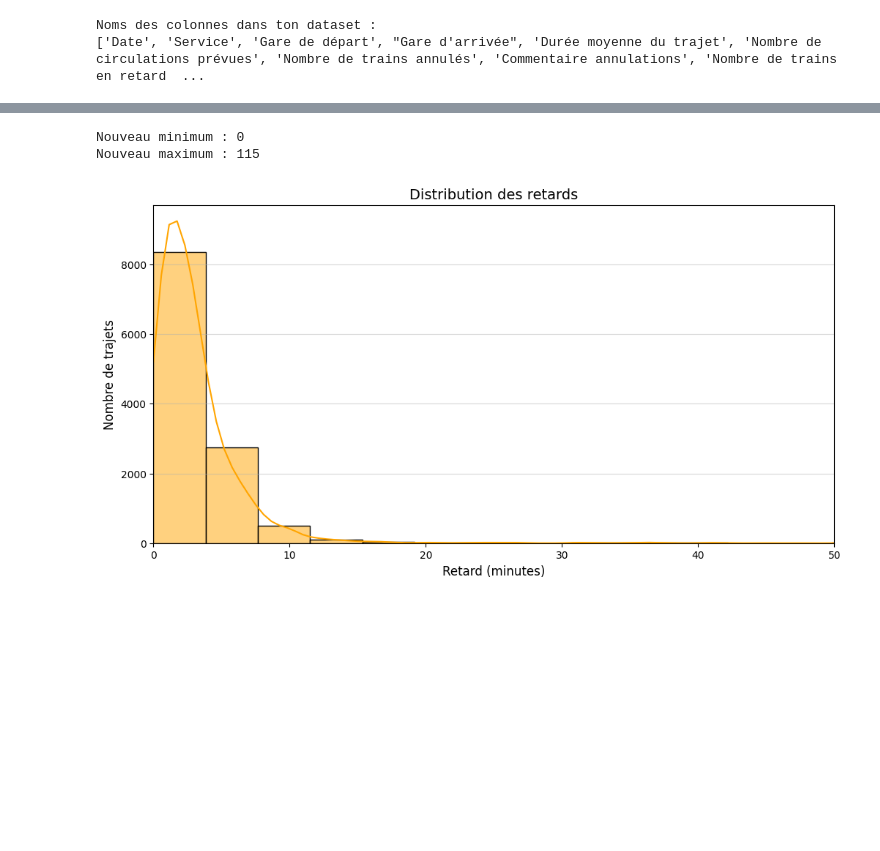
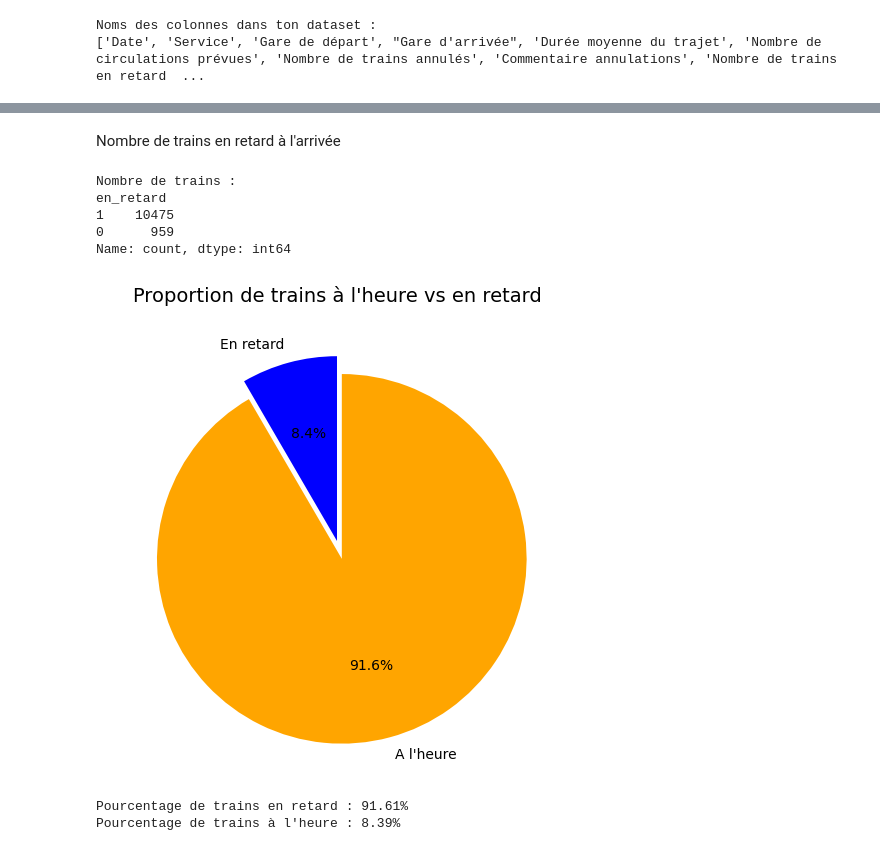
Before and after one commit to MeghCH/Tardis, a Jupyter notebook: tardis_eda.ipynb, the cells around one changed output, grey strips where cells are left out. Drawn from its saved outputs; the diff is of its cells as text; code cells hidden in the pictures; blank space fills up the shorter version.

Commit message:
feat : files and fix : graphs

```diff
--- a/tardis_eda.ipynb
+++ b/tardis_eda.ipynb
@@ -167,30 +310,47 @@ Nouveau maximum : 92
-# %%
-colonne_retard = "Retard moyen de tous les trains au départ"
-
-# 1. Remplace les valeurs négatives par 0
-df[colonne_retard] = df[colonne_retard].clip(lower=0)
-
-# 2. Remplace les valeurs extrêmes (> 120 min) par la médiane
-mediane = df[colonne_retard].median()
-df[colonne_retard] = df[colonne_retard].apply(lambda x: mediane if x > 120 else x)
-
-# 3. Arrondis les valeurs pour supprimer les décimales
-df[colonne_retard] = df[colonne_retard].round().astype(int)
-
-# 4. Vérifie le résultat
-print(f"Nouveau minimum : {df[colonne_retard].min()}")
-print(f"Nouveau maximum : {df[colonne_retard].max()}")
-
-# 5. Refais la visualisation
-plt.figure(figsize=(12, 6))
-sns.histplot(data=df, x=colonne_retard, bins=30, kde=True, color='orange')
-plt.title(f"Distribution des retards", fontsize=14)
-plt.xlabel("Retard (minutes)", fontsize=12)
-plt.ylabel("Nombre de trajets", fontsize=12)
-plt.xlim(0, 50)
-plt.grid(axis='y', alpha=0.5)
-plt.show()
-# %% [output]
-Nouveau minimum : 0
-Nouveau maximum : 115
-[figure, removed]
+# %% [markdown]
+Nombre de trains en retard à l'arrivée
+# %%
+
+colonne_retard = "Retard moyen de tous les trains à l'arrivée"
+df[colonne_retard] = df[colonne_retard].clip(lower=0)
+
+df["en_retard"] = (df[colonne_retard] > 1).astype(int)
+
+# 3. Compte le nombre de trains à l'heure et en retard
+retard_counts = df["en_retard"].value_counts()
+print("Nombre de trains :")
+print(retard_counts)
+
+# 4. Trace le pie chart avec les bons labels
+labels = ["En retard", "A l'heure"]
+sizes = [retard_counts.get(0, 0), retard_counts.get(1, 0)]
+colors = ["blue", "orange"]
+
+plt.figure(figsize=(8, 6))
+plt.pie(
+    sizes,
+    labels=labels,
+    colors=colors,
+    autopct='%1.1f%%',
+    startangle=90,
+    explode=(0, 0.1)
+)
+plt.title("Proportion de trains à l'heure vs en retard", fontsize=14)
+plt.show()
+
+# 5. Affiche les pourcentages
+total_trains = len(df)
+pourcentage_retard = (retard_counts.get(1, 0) / total_trains) * 100
+pourcentage_a_lheure = (retard_counts.get(0, 0) / total_trains) * 100
+
+print(f"Pourcentage de trains en retard : {pourcentage_retard:.2f}%")
+print(f"Pourcentage de trains à l'heure : {pourcentage_a_lheure:.2f}%")
+# %% [output]
+Nombre de trains :
+en_retard
+1    10475
+0      959
+Name: count, dtype: int64
+[figure, added]
+Pourcentage de trains en retard : 91.61%
+Pourcentage de trains à l'heure : 8.39%
```
Also changed, not shown: parts of 20 cells of this notebook, 1 other file.
